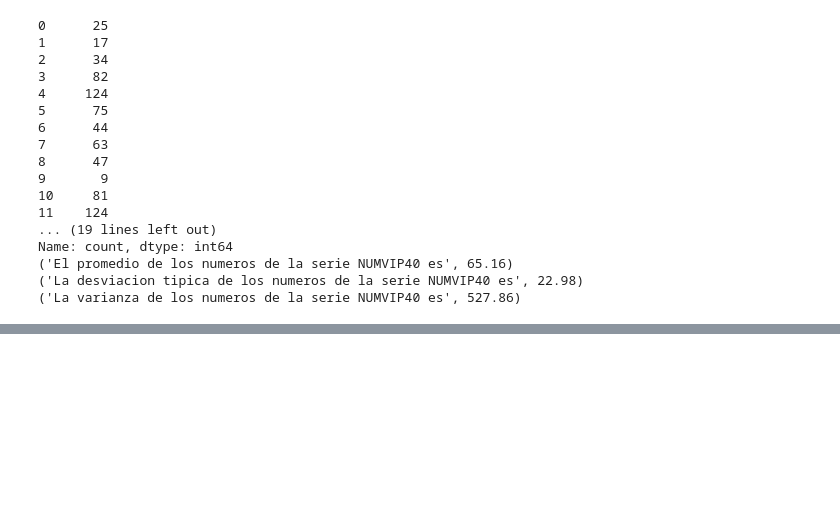
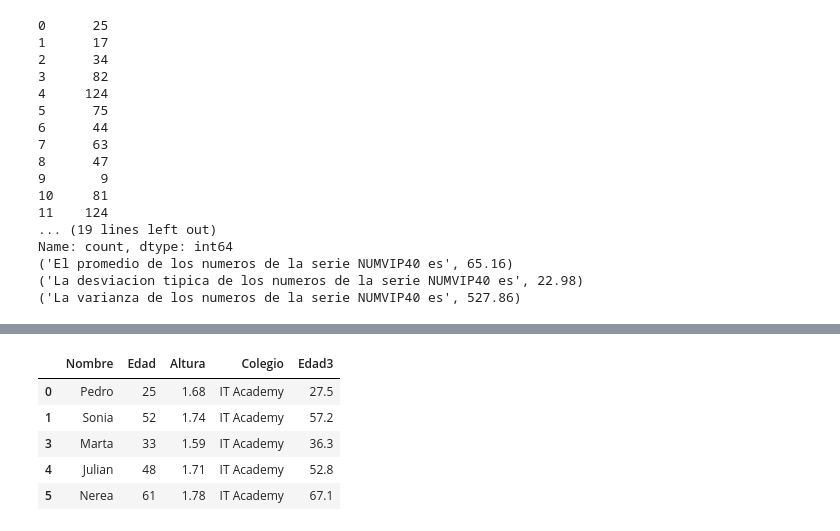
Before and after one commit to rvagelet/Python, a Jupyter notebook: 12_07_2024.ipynb, the cells around one changed output, grey strips where cells are left out. Saved outputs shown, nothing was run; the diff lists cells and outputs as text; code cells hidden in the pictures; blank space fills up the shorter version.

```diff
--- a/12_07_2024.ipynb
+++ b/12_07_2024.ipynb
@@ -297,0 +404,7 @@ Name: count, dtype: int64
+# %%
+clase['Edad2']=clase['Edad']+2
+clase
+
+#Como eliminar una columna, con la instruccion drop, axis=1 significa columnas, axis=0 significa elimina filas
+clase = clase.drop(['Edad2'], axis=1)
+clase
@@ -297,0 +419,7 @@ Name: count, dtype: int64
+# %%
+clase['Edad3']=clase['Edad']+(clase['Edad']*0.1)
+clase
+
+#para que lo elimine directo sin volver a signarlo al DataFrame
+clase.drop(['Edad3'],axis = 1, inplace=True)   #amb l'inplace ens evitem posar clase=clase.drop
+clase
@@ -297,0 +434,11 @@ Name: count, dtype: int64
+# %%
+#vamos a eliminar filas
+clase.drop([2], axis=0, inplace=True)
+clase
+# %% [output]
+|  | Nombre | Edad | Altura | Colegio | Edad3 |
+| 0 | Pedro | 25 | 1.68 | IT Academy | 27.5 |
+| 1 | Sonia | 52 | 1.74 | IT Academy | 57.2 |
+| 3 | Marta | 33 | 1.59 | IT Academy | 36.3 |
+| 4 | Julian | 48 | 1.71 | IT Academy | 52.8 |
+| 5 | Nerea | 61 | 1.78 | IT Academy | 67.1 |
```
Also changed, not shown: parts of 14 cells of this notebook.
